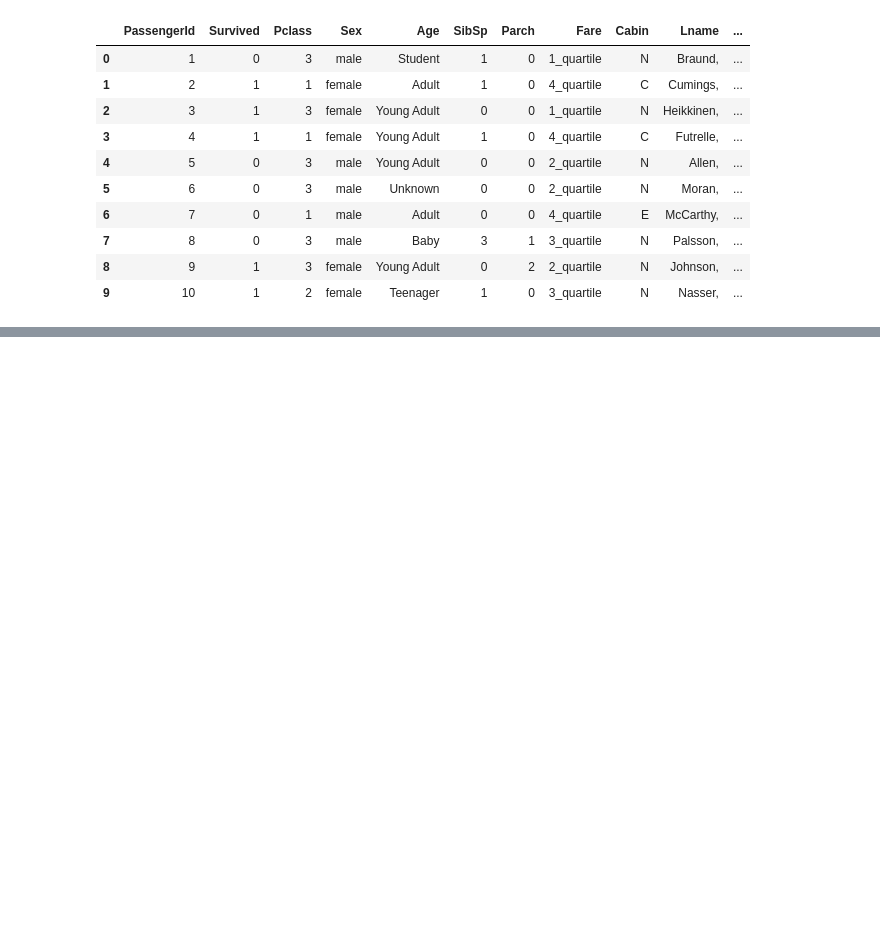
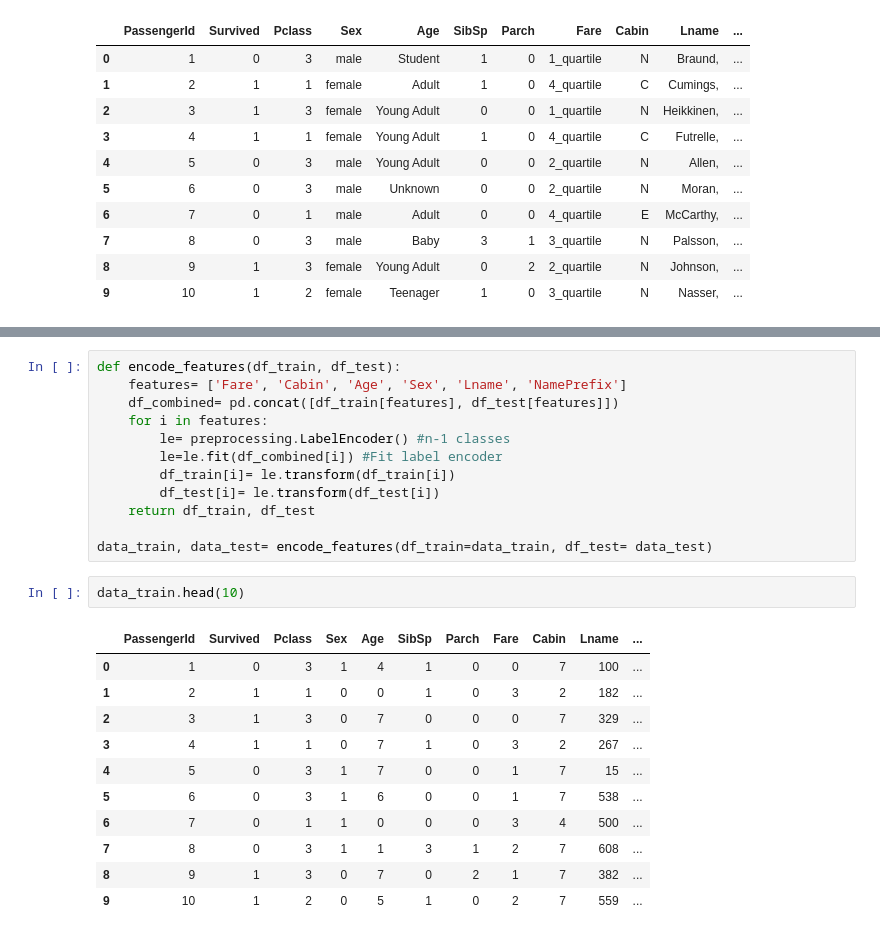
Before and after one commit to razielar/Deep-Learning-AI-Barcelona-2018, a Jupyter notebook: Tree-based_methods/Scikit-Learn-ML-RandomForest.ipynb, the cells around one changed output, grey strips where cells are left out. Saved outputs shown, nothing was run; the diff lists cells and outputs as text; blank space fills up the shorter version.

```diff
--- a/Tree-based_methods/Scikit-Learn-ML-RandomForest.ipynb
+++ b/Tree-based_methods/Scikit-Learn-ML-RandomForest.ipynb
@@ -163,0 +164,26 @@ sns.barplot(x="Cabin", y="Survived",hue="Sex", data=data_train)
+# %%
+def encode_features(df_train, df_test):
+    features= ['Fare', 'Cabin', 'Age', 'Sex', 'Lname', 'NamePrefix']
+    df_combined= pd.concat([df_train[features], df_test[features]])
+    for i in features:
+        le= preprocessing.LabelEncoder() #n-1 classes
+        le=le.fit(df_combined[i]) #Fit label encoder
+        df_train[i]= le.transform(df_train[i])
+        df_test[i]= le.transform(df_test[i])
+    return df_train, df_test
+
+data_train, data_test= encode_features(df_train=data_train, df_test= data_test)
+# %%
+data_train.head(10)
+# %% [output]
+|  | PassengerId | Survived | Pclass | Sex | Age | SibSp | Parch | Fare | Cabin | Lname | ... |
+| 0 | 1 | 0 | 3 | 1 | 4 | 1 | 0 | 0 | 7 | 100 | ... |
+| 1 | 2 | 1 | 1 | 0 | 0 | 1 | 0 | 3 | 2 | 182 | ... |
+| 2 | 3 | 1 | 3 | 0 | 7 | 0 | 0 | 0 | 7 | 329 | ... |
+| 3 | 4 | 1 | 1 | 0 | 7 | 1 | 0 | 3 | 2 | 267 | ... |
+| 4 | 5 | 0 | 3 | 1 | 7 | 0 | 0 | 1 | 7 | 15 | ... |
+| 5 | 6 | 0 | 3 | 1 | 6 | 0 | 0 | 1 | 7 | 538 | ... |
+| 6 | 7 | 0 | 1 | 1 | 0 | 0 | 0 | 3 | 4 | 500 | ... |
+| 7 | 8 | 0 | 3 | 1 | 1 | 3 | 1 | 2 | 7 | 608 | ... |
+| 8 | 9 | 1 | 3 | 0 | 7 | 0 | 2 | 1 | 7 | 382 | ... |
+| 9 | 10 | 1 | 2 | 0 | 5 | 1 | 0 | 2 | 7 | 559 | ... |
```
Also changed, not shown: parts of 4 cells of this notebook.
